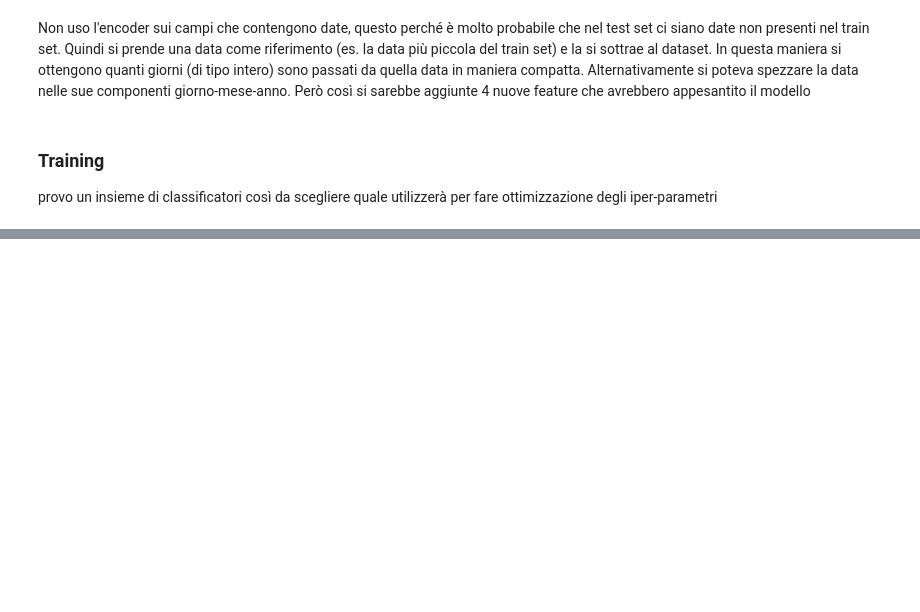
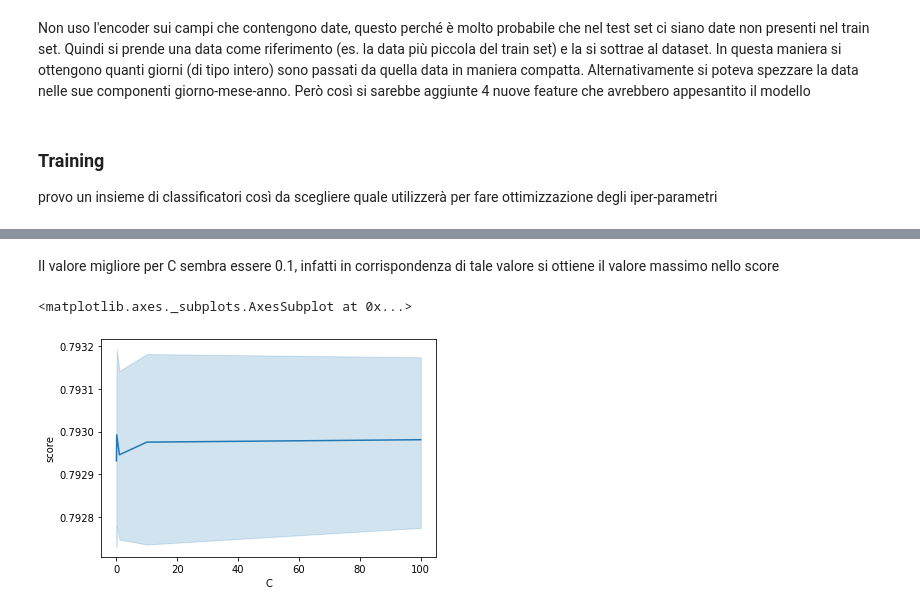
Before and after one commit to antonio-turco/ia-esame-giugno, a Jupyter notebook: Training.ipynb, the cells around one changed output, grey strips where cells are left out. Drawn from its saved outputs; the diff is of its cells as text; code cells hidden in the pictures; blank space fills up the shorter version.

Commit message:
:sparkles: trains the model with different parameters. Builds the final model with the test score :chart_with_upwards_trend: analyzes the different parameters on the LogisticRegression

```diff
--- a/Training.ipynb
+++ b/Training.ipynb
@@ -216,9 +216,11 @@ from sklearn.tree import DecisionTreeClassifier
 from sklearn.linear_model import LogisticRegression
 from sklearn.neighbors import KNeighborsClassifier
 
+answer_to_life_universe_everything=42
+
 models = [
-            ('DecisionTree', DecisionTreeClassifier(random_state=42)),
-            ('LogisticRegression', LogisticRegression(random_state=42)),
+            ('DecisionTree', DecisionTreeClassifier(random_state=answer_to_life_universe_everything)),
+            ('LogisticRegression', LogisticRegression(random_state=answer_to_life_universe_everything)),
             ('Knn', KNeighborsClassifier())
          ]
 # %%
@@ -232,0 +239,29 @@ Knn 0.7703432889192339
+# %%
+#definizione delle varie combinazioni di parametri da applicare
+regularizations = [0.01, 0.1, 1, 10, 100]
+intercepts = [True, False]
+iterations = [20, 50, 100, 300, 500]
+tolerances = [1e-5, 1e-4, 1e-2, 1]
+
+from itertools import product
+parameters = product(regularizations, intercepts, iterations, tolerances)
+# %%
+#cross-validation su tutte le combinazioni dei parametri
+scores = []
+for parameter in parameters:
+    regularization, intercept, iteration, tolerance = parameter
+    model = LogisticRegression(
+        C=regularization,
+        fit_intercept=intercept,
+        max_iter=iteration,
+        tol=tolerance,
+        random_state=answer_to_life_universe_everything
+    )
+    score = cross_val_score(
+        estimator=model,
+        X=X_train,
+        y=y_train,
+        cv=5,
+        n_jobs=4
+    ).mean()
+    scores.append((regularization, intercept, iteration, tolerance, score))
@@ -232,0 +291,3 @@ Knn 0.7703432889192339
+# %%
+scores_data = pd.DataFrame(scores, columns=["C", "fit_intercept", "max_iter", "tol", "score"])
+scores_data
@@ -232,0 +318,7 @@ Knn 0.7703432889192339
+# %% [markdown]
+Il valore migliore per C sembra essere 0.1, infatti in corrispondenza di tale valore si ottiene il valore massimo nello score
+# %%
+sns.lineplot(x="C", y="score", data=scores_data)
+# %% [output]
+<matplotlib.axes._subplots.AxesSubplot at 0x...>
+[figure, added]
```
Also changed, not shown: parts of 15 cells of this notebook.
